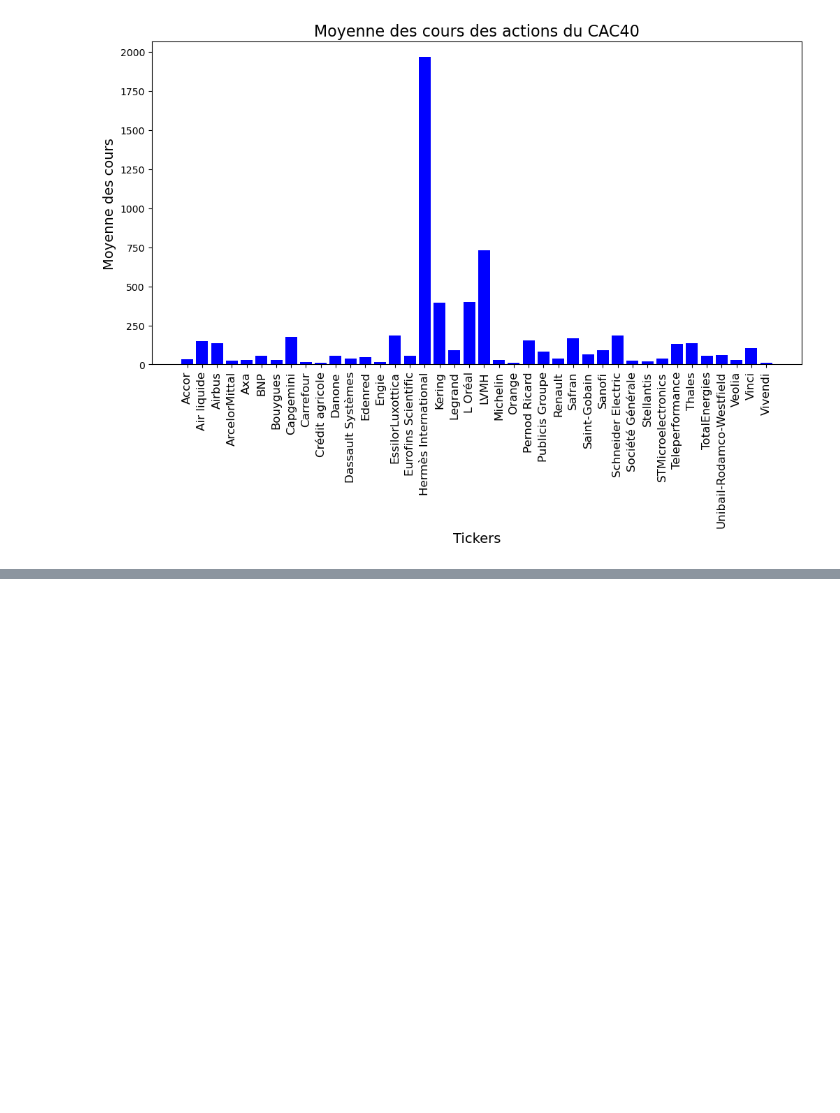
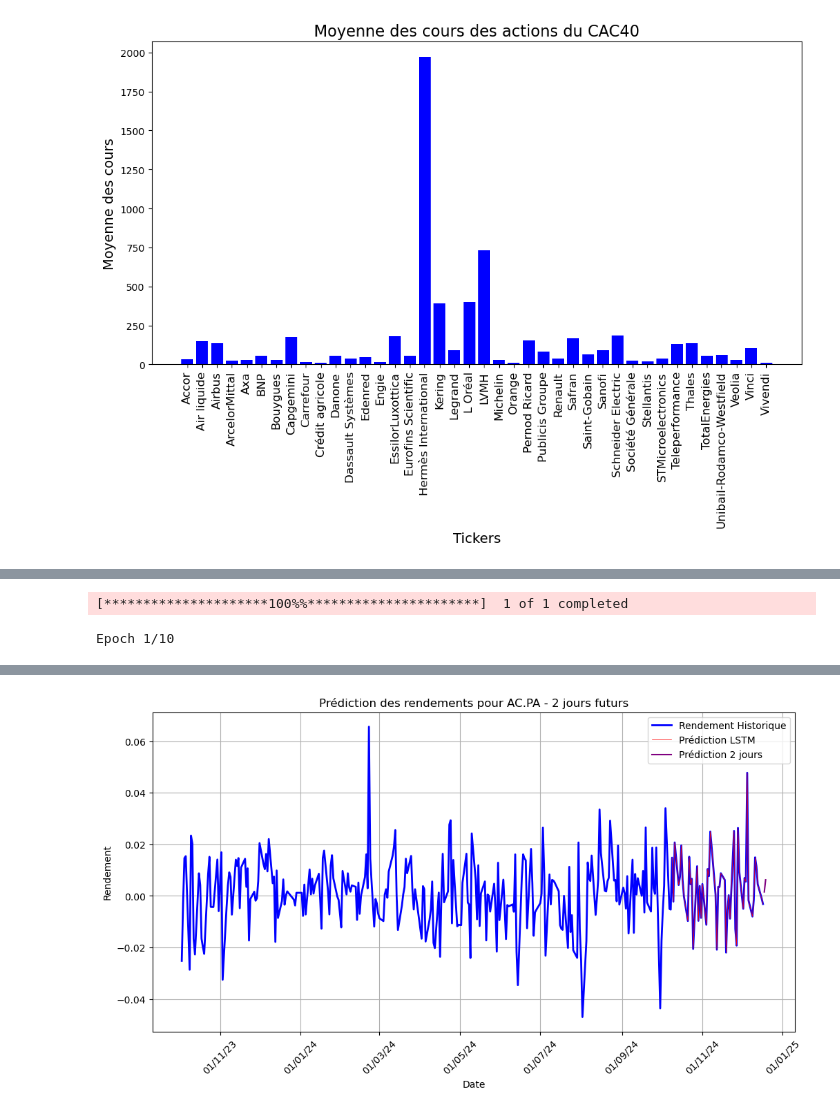
Before and after one commit to viennetcesar/Private-finance-notebooks, a Jupyter notebook: analyse_CAC40.ipynb, the cells around one changed output, grey strips where cells are left out. Drawn from its saved outputs; the diff is of its cells as text; code cells hidden in the pictures; blank space fills up the shorter version.

Commit message:
notebook LSTM terminé pour prédire rendement action CAC40

```diff
--- a/analyse_CAC40.ipynb
+++ b/analyse_CAC40.ipynb
@@ -359,0 +843,70 @@ plt.show()
+# %%
+import yfinance as yf
+import pandas as pd
+import matplotlib.pyplot as plt
+import numpy as np
+from tensorflow.keras.models import Sequential
+from tensorflow.keras.layers import Dense, LSTM
+import matplotlib.dates as mdates
+
+
+ticker = "AC.PA"
+start_date = "2023-10-01"
+
+end_date = pd.Timestamp.now().strftime('%Y-%m-%d')
+stock_data = yf.download(ticker, start=start_date, end=end_date)
+stock_data['Return'] = stock_data['Close'].pct_change()
+stock_data = stock_data.dropna()
+
+
+def create_sequences(data, time_steps=60):
+    X, y = [], []
+    for i in range(len(data) - time_steps - 1):
+        X.append(data[i:i + time_steps, 0])
+        y.append(data[i + time_steps + 1, 0])
+    return np.array(X), np.array(y)
+
+
+time_steps = 60
+
+X, y = create_sequences(stock_data[['Return']].values, time_steps)
+X = X.reshape(X.shape[0], X.shape[1], 1)
+train_size = int(len(X) * 0.8)
+X_train, X_test = X[:train_size], X[train_size:]
+y_train, y_test = y[:train_size], y[train_size:]
+
+model = Sequential()
+model.add(LSTM(50, return_sequences=True, input_shape=(time_steps, 1)))
+model.add(LSTM(50, return_sequences=False))
+model.add(Dense(25))
+
+model.add(Dense(1))
+model.compile(optimizer='adam', loss='mean_squared_error')
+history = model.fit(X_train, y_train, batch_size=16, epochs=10, validation_data=(X_test, y_test))
+predictions = model.predict(X_test)
+predictions = stock_data['Return'].iloc[train_size + time_steps + 1:]
+
+
+last_known_returns = stock_data['Return'].iloc[-time_steps:].values
+X_future = np.array([last_known_returns] * 2).reshape(2, time_steps, 1)
+future_predictions = model.predict(X_future)
+future_returns = stock_data['Return'].iloc[-1] + np.cumsum(future_predictions.flatten())
+future_dates = pd.date_range(stock_data.index[-1] + pd.Timedelta(days=1), periods=2)
+
+
+plt.figure(figsize=(12, 6))
+plt.plot(stock_data.index, stock_data['Return'], color='blue', linewidth=2, label='Rendement Historique')
+plt.plot(stock_data.index[train_size + time_steps + 1:], predictions, color='red',
+         linewidth=0.5 ,label='Prédiction LSTM')
+plt.plot(future_dates, future_returns, color='purple', label='Prédiction 2 jours')
+plt.xticks(rotation=45)
+plt.gca().xaxis.set_major_formatter(mdates.DateFormatter('%d/%m/%y'))
+plt.title(f"Prédiction des rendements pour {ticker} - 2 jours futurs")
+plt.xlabel("Date")
+plt.ylabel("Rendement")
+plt.legend()
+plt.grid()
+plt.show()
+# %% [output]
+[*********************100%%**********************]  1 of 1 completed
+Epoch 1/10
@@ -359,0 +930 @@ plt.show()
+[figure, added]
```
Also changed, not shown: parts of 16 cells of this notebook.
